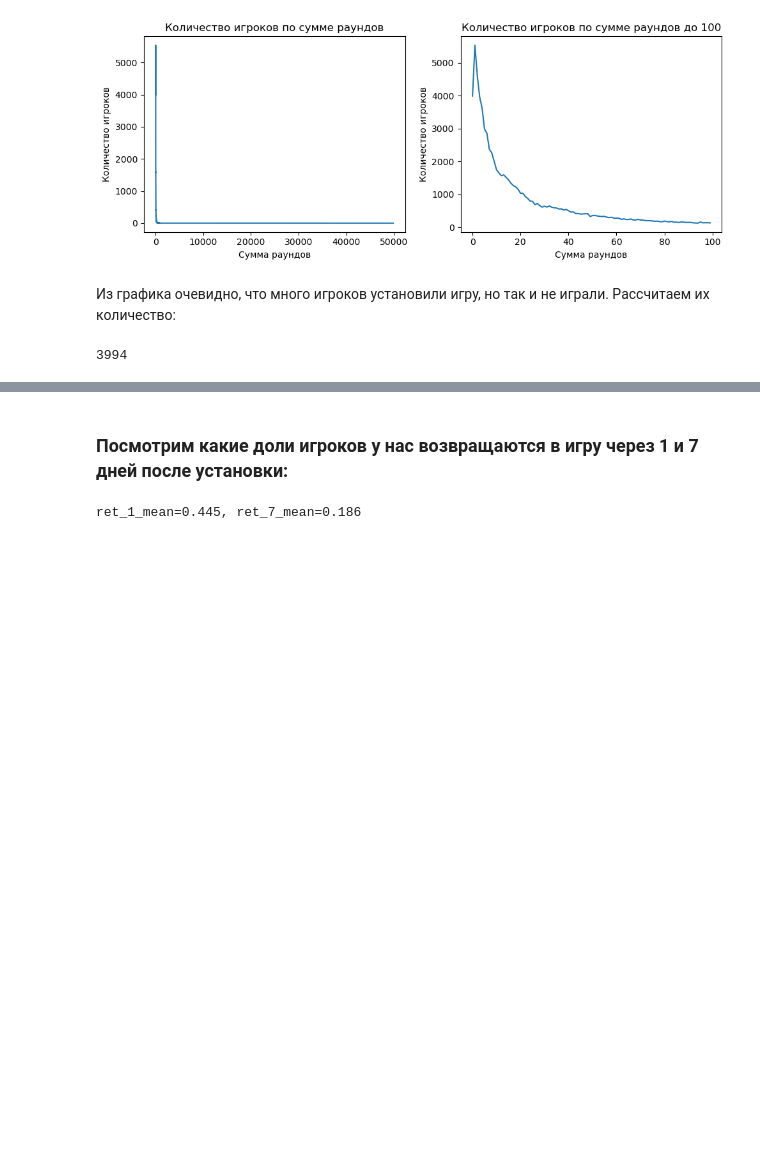
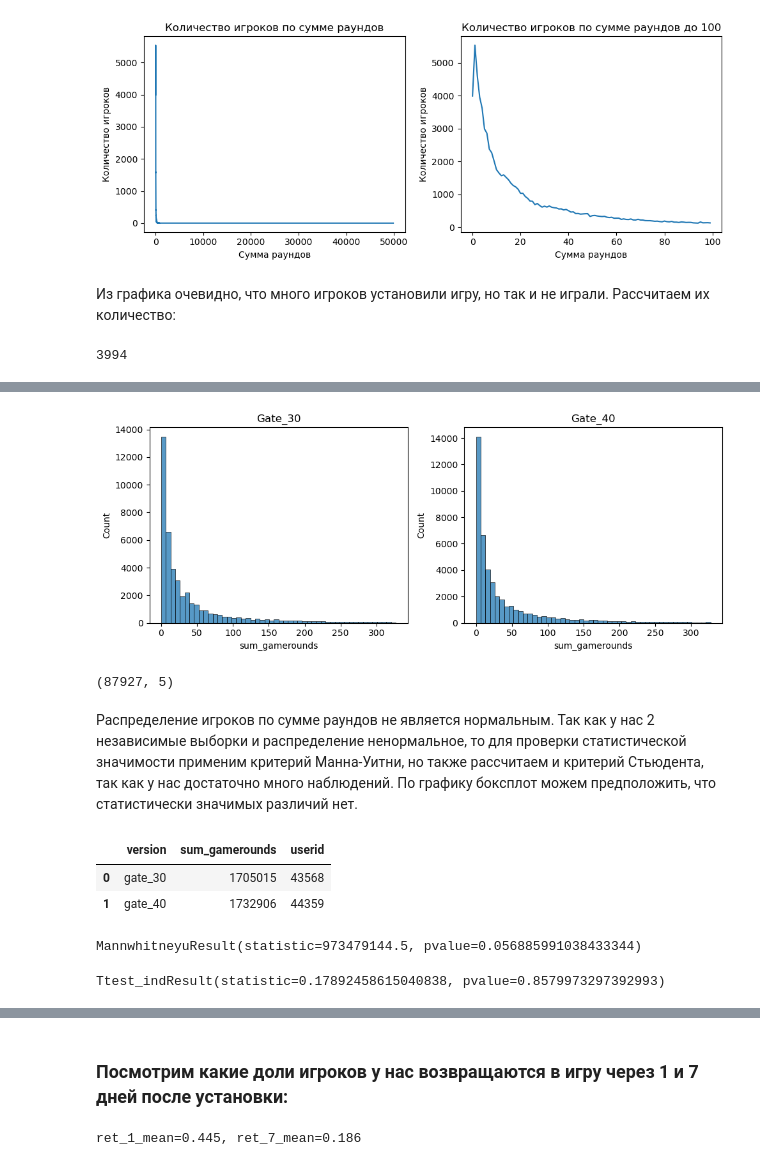
Before and after one commit to ElenaAgapitova/AB_split_testing, a Jupyter notebook: AB_test Cookie Cats/Cookie_Cats_AB_test.ipynb, the cells around one changed output, grey strips where cells are left out. Drawn from its saved outputs; the diff is of its cells as text; code cells hidden in the pictures; blank space fills up the shorter version.

```diff
--- a/AB_test Cookie Cats/Cookie_Cats_AB_test.ipynb
+++ b/AB_test Cookie Cats/Cookie_Cats_AB_test.ipynb
@@ -241,0 +171,37 @@ round(N), round(N/n)
+# %%
+fig, (ax_histplot, ay_histplot) = plt.subplots(1, 2, figsize=(10, 4))
+
+ax_histplot.set_title('Gate_30')
+sns.histplot(df_clean.sum_gamerounds[df.version=='gate_30'], bins=50, ax=ax_histplot);
+
+
+ay_histplot.set_title('Gate_40')
+sns.histplot(df_clean.sum_gamerounds[df.version=='gate_40'], bins=50, ax=ay_histplot);
+
+plt.tight_layout()
+plt.show();
+# %% [output]
+[figure, added]
+# %%
+df_clean.shape
+# %% [output]
+(87927, 5)
+# %% [markdown]
+Распределение игроков по сумме раундов не является нормальным. Так как у нас 2 независимые выборки и распределение ненормальное, то для проверки статистической значимости применим критерий Манна-Уитни, но также рассчитаем и критерий Стьюдента, так как у нас достаточно много наблюдений. По графику боксплот можем предположить, что статистически значимых различий нет.
+# %%
+df_cl_grp = df_clean.groupby(['version'], as_index=False).agg({'sum_gamerounds': 'sum', 'userid': 'count'})
+df_cl_grp
+# %% [output]
+|  | version | sum_gamerounds | userid |
+| 0 | gate_30 | 1705015 | 43568 |
+| 1 | gate_40 | 1732906 | 44359 |
+# %%
+mannwhitneyu(df_clean[df.version == 'gate_30']['sum_gamerounds'].values,
+             df_clean[df.version == 'gate_40']['sum_gamerounds'].values)
+# %% [output]
+MannwhitneyuResult(statistic=973479144.5, pvalue=0.056885991038433344)
+# %%
+ttest_ind(df_clean[df.version == 'gate_30']['sum_gamerounds'].values,
+             df_clean[df.version == 'gate_40']['sum_gamerounds'].values, equal_var = False)
+# %% [output]
+Ttest_indResult(statistic=0.17892458615040838, pvalue=0.8579973297392993)
```
Also changed, not shown: parts of 42 cells of this notebook.
